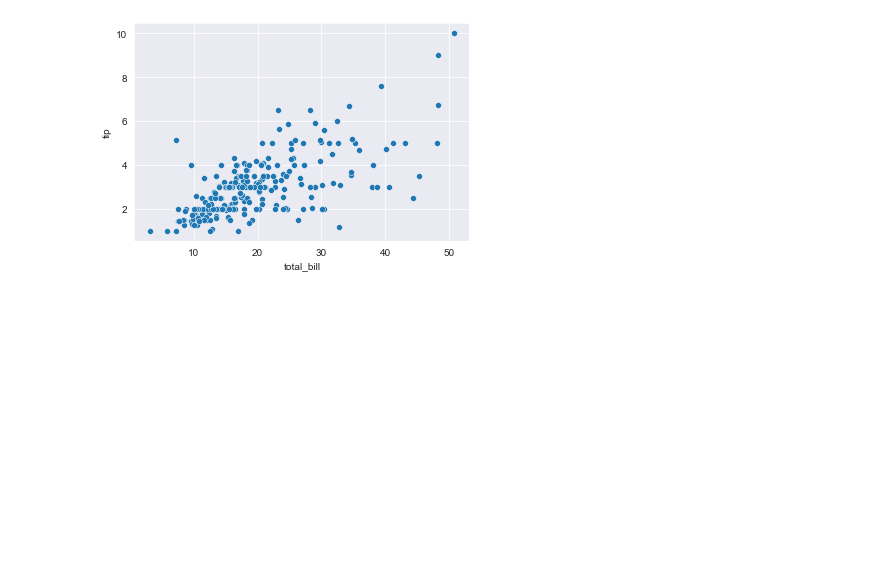
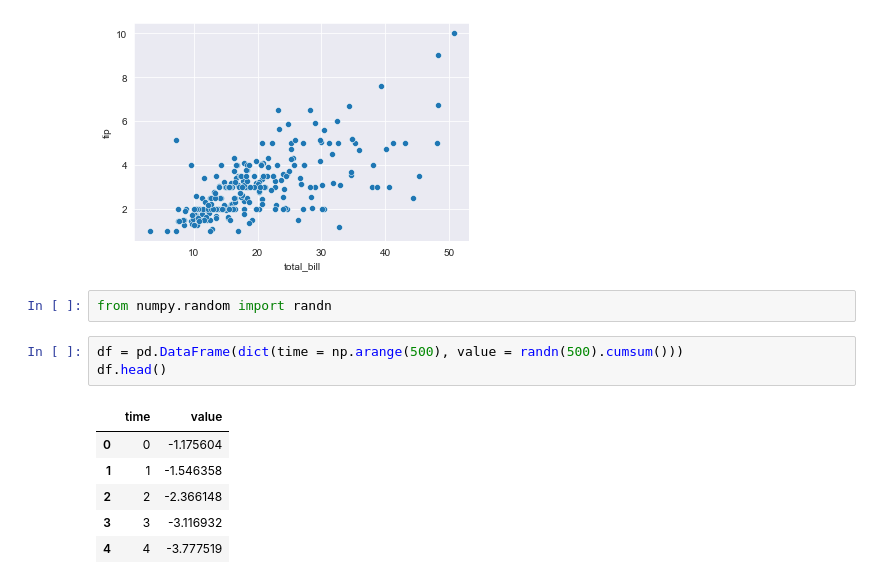
Before and after one commit to dehsheikh/Data_Science, a Jupyter notebook: Data_Visualization/Seaborn.ipynb, the cells around one changed output. Drawn from its saved outputs; the diff is of its cells as text; blank space fills up the shorter version.

```diff
--- a/Data_Visualization/Seaborn.ipynb
+++ b/Data_Visualization/Seaborn.ipynb
@@ -84,3 +84,15 @@ sns.scatterplot(data = tips,
 # %% [output]
 <AxesSubplot:xlabel='total_bill', ylabel='tip'>
 [figure]
+# %%
+from numpy.random import randn
+# %%
+df = pd.DataFrame(dict(time = np.arange(500), value = randn(500).cumsum()))
+df.head()
+# %% [output]
+|  | time | value |
+| 0 | 0 | -1.175604 |
+| 1 | 1 | -1.546358 |
+| 2 | 2 | -2.366148 |
+| 3 | 3 | -3.116932 |
+| 4 | 4 | -3.777519 |
```
Also changed, not shown: parts of 3 cells of this notebook.
